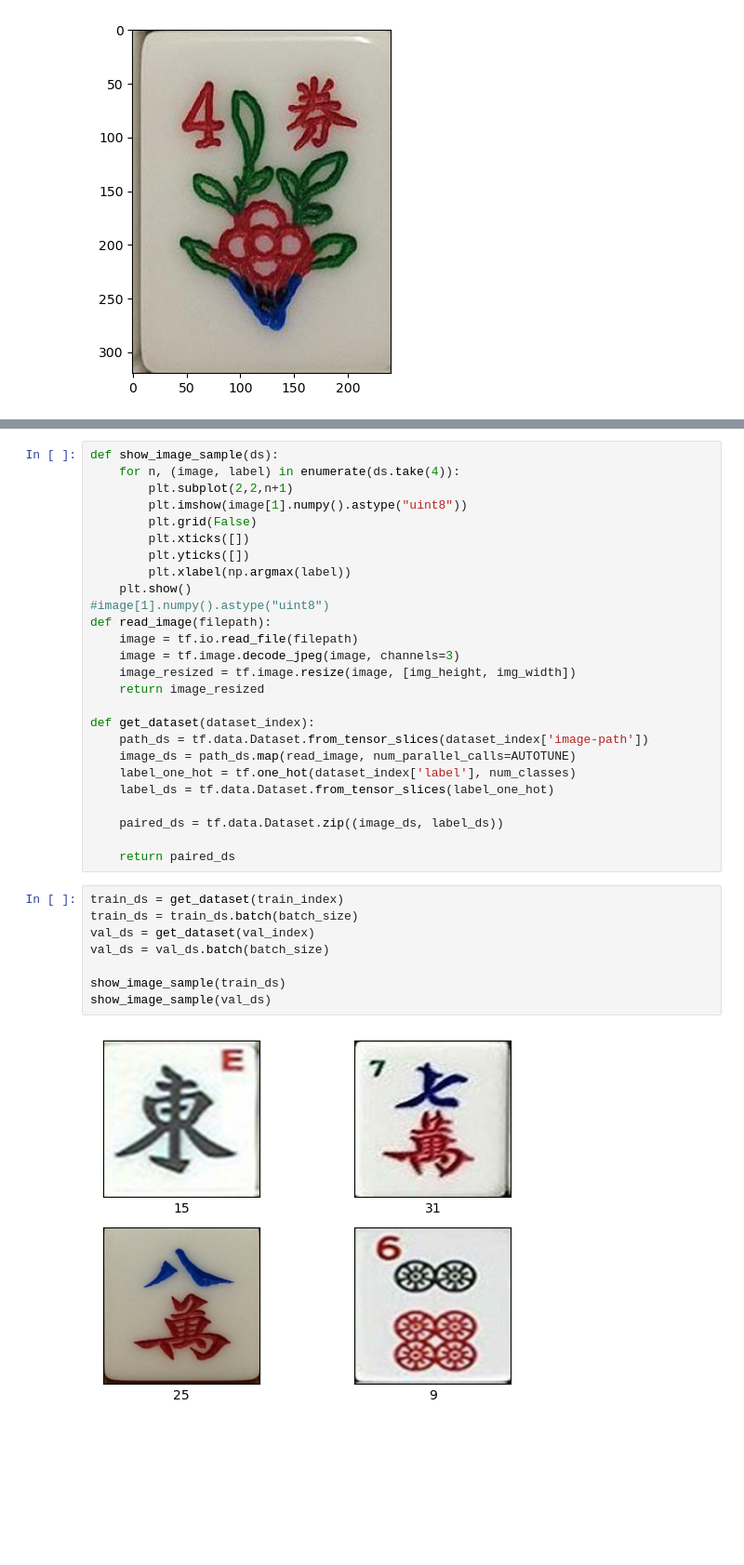
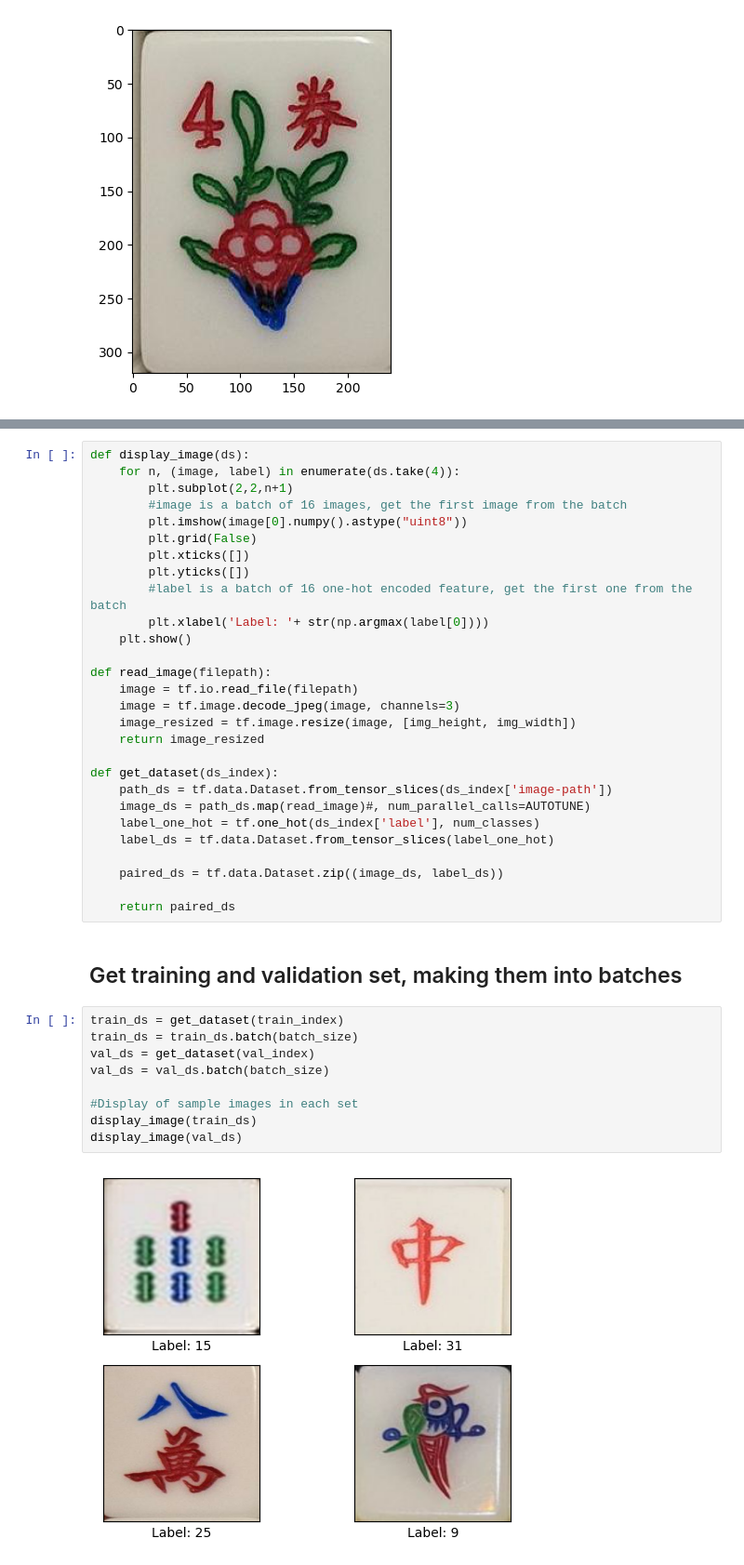
Before and after one commit to justinchan114/Mahjong_Tile_Classifier, a Jupyter notebook: mahjong_mobilenet.ipynb, the cells around one changed output, grey strips where cells are left out. Shown at 93% size. Drawn from its saved outputs; the diff is of its cells as text; blank space fills up the shorter version.

```diff
--- a/mahjong_mobilenet.ipynb
+++ b/mahjong_mobilenet.ipynb
@@ -74,36 +79,41 @@ img_width = 224
 # %%
-def show_image_sample(ds):
+def display_image(ds):
     for n, (image, label) in enumerate(ds.take(4)):
         plt.subplot(2,2,n+1)
-        plt.imshow(image[1].numpy().astype("uint8"))
+        #image is a batch of 16 images, get the first image from the batch
+        plt.imshow(image[0].numpy().astype("uint8"))
         plt.grid(False)
         plt.xticks([])
         plt.yticks([])
-        plt.xlabel(np.argmax(label))
+        #label is a batch of 16 one-hot encoded feature, get the first one from the batch
+        plt.xlabel('Label: '+ str(np.argmax(label[0])))
     plt.show()
-#image[1].numpy().astype("uint8")
+
 def read_image(filepath):
     image = tf.io.read_file(filepath)
     image = tf.image.decode_jpeg(image, channels=3)
     image_resized = tf.image.resize(image, [img_height, img_width])
     return image_resized
 
-def get_dataset(dataset_index):
-    path_ds = tf.data.Dataset.from_tensor_slices(dataset_index['image-path'])
-    image_ds = path_ds.map(read_image, num_parallel_calls=AUTOTUNE)
-    label_one_hot = tf.one_hot(dataset_index['label'], num_classes)
+def get_dataset(ds_index):
+    path_ds = tf.data.Dataset.from_tensor_slices(ds_index['image-path'])
+    image_ds = path_ds.map(read_image)#, num_parallel_calls=AUTOTUNE)
+    label_one_hot = tf.one_hot(ds_index['label'], num_classes)
     label_ds = tf.data.Dataset.from_tensor_slices(label_one_hot)
 
     paired_ds = tf.data.Dataset.zip((image_ds, label_ds))
 
     return paired_ds
+# %% [markdown]
+## Get training and validation set, making them into batches
 # %%
 train_ds = get_dataset(train_index)
 train_ds = train_ds.batch(batch_size)
 val_ds = get_dataset(val_index)
 val_ds = val_ds.batch(batch_size)
 
-show_image_sample(train_ds)
-show_image_sample(val_ds)
+#Display of sample images in each set
+display_image(train_ds)
+display_image(val_ds)
 # %% [output]
-[figure, old version]
+[figure, new version]
```
Also changed, not shown: parts of 45 cells of this notebook.
